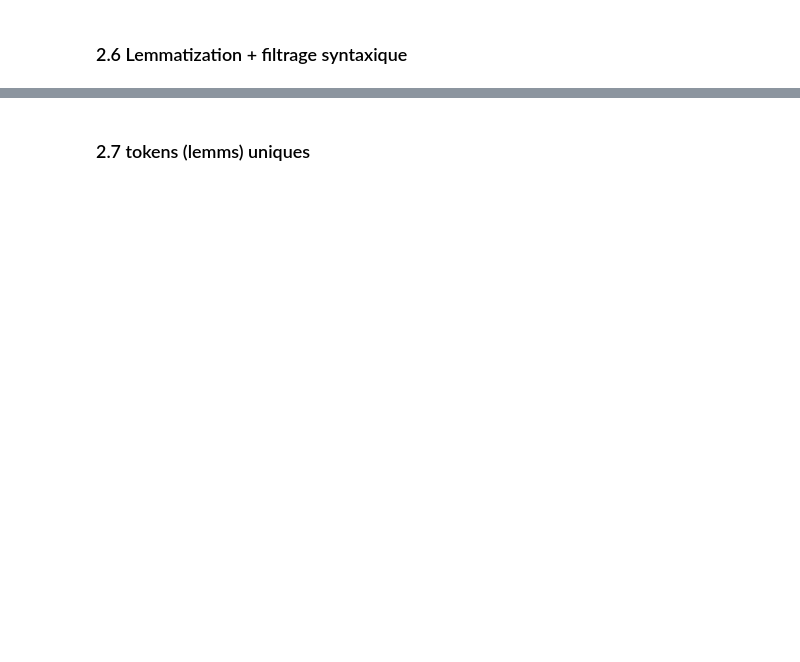
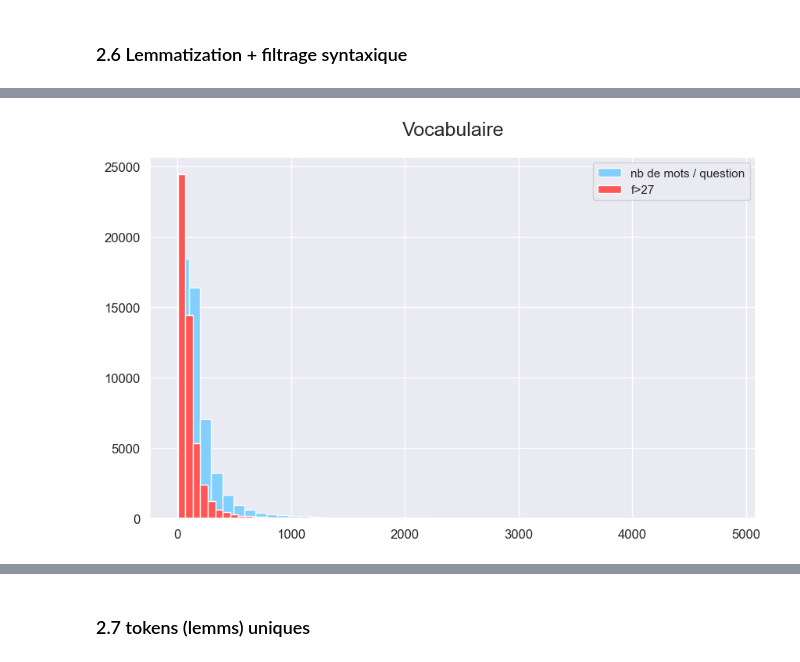
Before and after one commit to Kiwinokoto/ML_student, a Jupyter notebook: notebooks/Oudelet_Kevin_1_notebook_exploration_271123.ipynb, the cells around one changed output, grey strips where cells are left out. Cells and saved outputs as stored; diff of their text form; code cells hidden in the pictures; blank space fills up the shorter version.

```diff
--- a/notebooks/Oudelet_Kevin_1_notebook_exploration_271123.ipynb
+++ b/notebooks/Oudelet_Kevin_1_notebook_exploration_271123.ipynb
@@ -1077,3 +1147,0 @@ raw_questions_tags['title_lemms_soft'] = raw_questions_tags['title_tokens_no_sto
-# %%
-raw_questions_tags['title_lemms_hard'] = raw_questions_tags['title_tokens_no_stopwords'].parallel_apply(
-    lambda x: preprocess_3_lemmatize(x, filter_X=True))
@@ -1088,27 +1243,35 @@ display(raw_questions_tags)
+# %%
+# Repartons sur un nouveau dataframe
+questions_tags = raw_questions_tags[['title_tokens', 'nb_tokens_title',
+                                     'body_tokens', 'nb_tokens_body', 'tags']].copy()
+# %%
+questions_tags['title_lemms'] = questions_tags['title_tokens'].parallel_apply(
+    lambda x: preprocess_3_lemmatize(x))
+
+questions_tags['nb_lemms_title'] = questions_tags['title_lemms'].apply(len)
+# %%
+questions_tags['body_lemms'] = questions_tags['body_tokens'].parallel_apply(
+    lambda x: preprocess_3_lemmatize(x))
+
+questions_tags['nb_lemms_body'] = questions_tags['body_lemms'].apply(len)
 # %%
 fig, ax = plt.subplots(figsize=(10, 6))
 
 # Plotting 'nb_mots'
-raw_questions_tags['nb_tokens_body'].hist(density=False, bins=50, ax=ax, color='#7cf', alpha=0.9, label='nb de mots / question')
-
-# Plotting 'nb_mots non stopwords'
-raw_questions_tags['nb_tokens_body_no_stopwords'].hist(density=False, bins=50, color='#4f6', ax=ax,
-                                                          alpha=0.6, label='nb mots hors stopwords + freq')
+questions_tags['nb_tokens_body'].hist(density=False, bins=50, ax=ax, color='#7cf', alpha=0.9, label='nb de mots / question')
 
 # Plotting 'lemms'
-raw_questions_tags['nb_lemms_body_soft'].hist(density=False, bins=50, color='#eb1', ax=ax,
-                                                          alpha=1.0, label='filtrage reltvmt leger')
-
-# Plotting 'lemms uniques'
-raw_questions_tags['nb_lemms_body_hard'].hist(density=False, bins=50, color='#f55', ax=ax,
-                                                          alpha=1.0, label='filtrage impitoyable')
+questions_tags['nb_lemms_body'].hist(density=False, bins=50, color='#f55', ax=ax,
+                                                          alpha=1.0, label='f>27')
 
 plt.title('Vocabulaire', pad=20, fontsize=18)
 plt.xticks(fontsize=12)
 plt.yticks(fontsize=12)
 
 ax.legend()
 
 plt.show()
 
 # On voit une petite différence !
+# %% [output]
+[figure, added]
```
Also changed, not shown: parts of 41 cells of this notebook.
